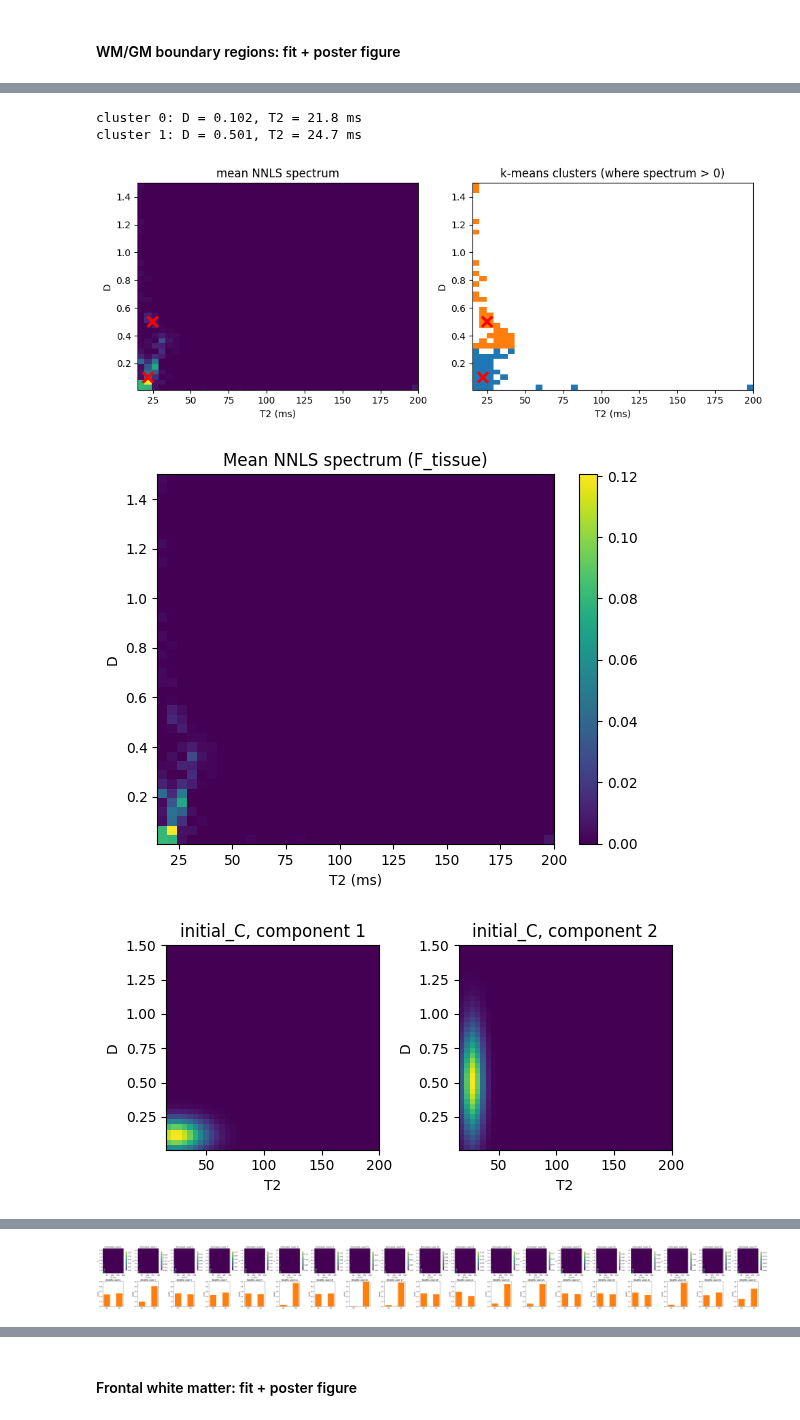
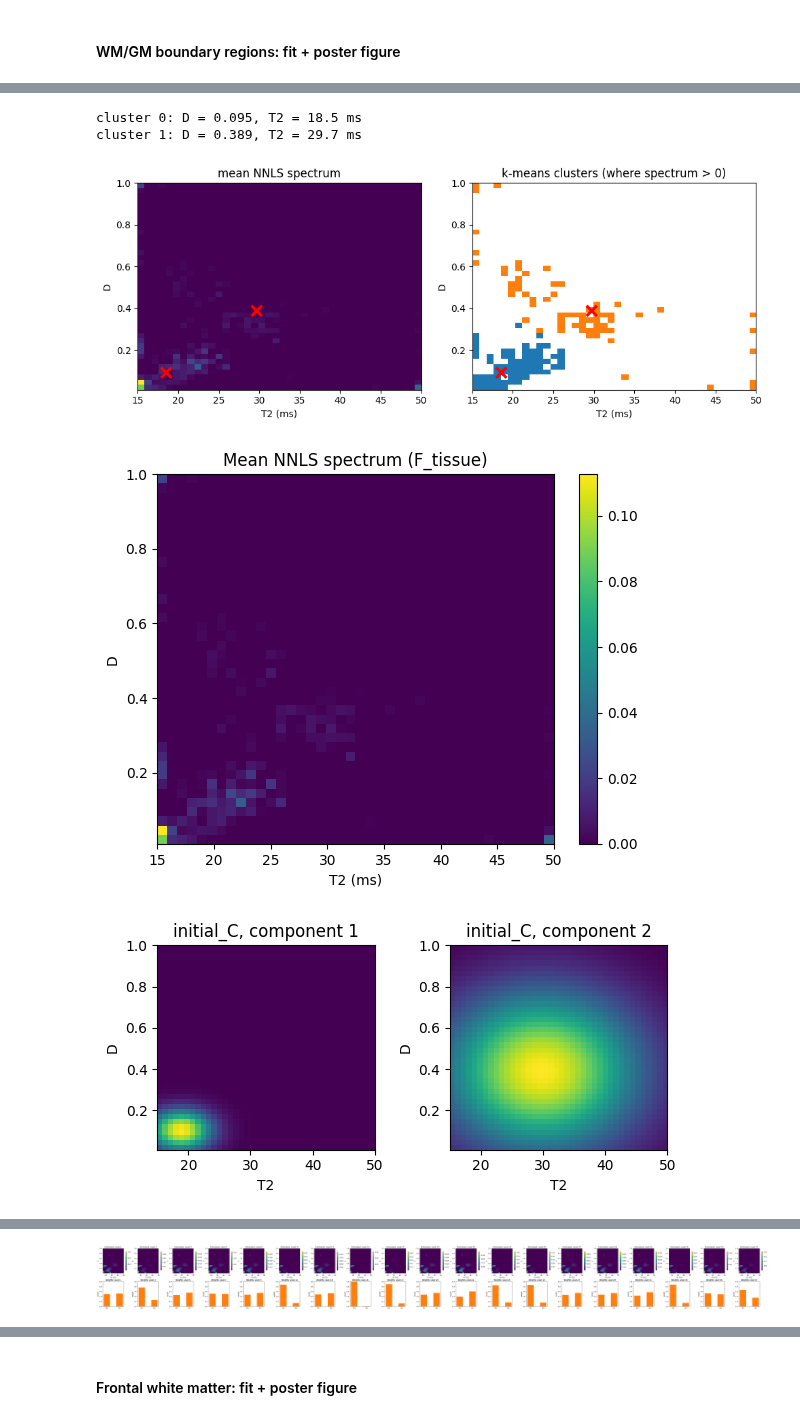
Before and after one commit to mariabrad/bayesCode, a Jupyter notebook: notebooks/maria-tests-real-data_for_poster.ipynb, the cells around one changed output, grey strips where cells are left out. Saved outputs shown, nothing was run; the diff lists cells and outputs as text; code cells hidden in the pictures.

```diff
--- a/notebooks/maria-tests-real-data_for_poster.ipynb
+++ b/notebooks/maria-tests-real-data_for_poster.ipynb
@@ -251,7 +233,8 @@ corrected: mean b=0 per TE [94119, 76816, 62587, 46840, 26698, 14014],  mono-exp
 # %%
 n_voxels=40
 #Dmin, T2min, Dmax, T2max, nD, nT2 = 0.01, 10.0, 2, 300.0, 20, 20
-Dmin, T2min, Dmax, T2max, nD, nT2 = 0.01, 15.0, 1.5, 200.0, 40, 40
+#Dmin, T2min, Dmax, T2max, nD, nT2 = 0.01, 10.0, 1.0, 50.0, 40, 40
+Dmin, T2min, Dmax, T2max, nD, nT2 = 0.01, 15.0, 1.0, 50.0, 40, 40
 voxels_to_show = list(range(1, n_voxels-2, 2))   # 1, 3, ..., 57
 
 # the regions, fitted one after the other; everything from each run is kept in fits[region]
@@ -304,7 +287,7 @@ for region, (cx, cy) in regions.items():
     print(f"Selected {len(voxel_xy)} voxels: {is_wm.sum()} in WM, {(~is_wm).sum()} outside WM")
     print("Y shape ", Y.shape, "\n")
 
-    Y = Y / np.median(Y[0]) * 30   # scale so M0 ≈ 300, like the simulations
+    #Y = Y / np.median(Y[0]) * 30   # scale so M0 ≈ 300, like the simulations
     Y = Y[order]                   # same row order as A
     V=Y.shape[1]; # Number of voxels
 
@@ -385,6 +368,7 @@ for region, (cx, cy) in regions.items():
     Csmall0_dirichlet=project_C_to_C_small(C0_dirichlet,s,Vmat)
 
     M0_init_dirichlet = initialize_M0_monoexponential(Y_dirichlet, b_vals, TE_vals)
+    M0_prior_sigma=0.1 * np.median(M0_init_dirichlet)
 
     W0_dirichlet = initialize_W_from_C(Y_dirichlet, U, Csmall0_dirichlet, M0_init_dirichlet, bound_eps=1e-3)
 
@@ -402,22 +386,22 @@ for region, (cx, cy) in regions.items():
     results = {}
     for name, kwargs in priors.items():
         # C is optimised on the physical grid, so it starts from C0 (not Csmall0) and comes back as C directly
-        W_est_dirichlet, _, C_est_dirichlet, *_ = run_constrained_optimisation(
+        W_est_dirichlet, M0_est_dirichlet, C_est_dirichlet, *_ = run_constrained_optimisation(
             Y_dirichlet, U, s, Vmat, C0_dirichlet.copy(), M0_init_dirichlet, K=K, n_iter=1000,
             sigma2=sigma2_init, lam=1e-2, alpha=1.0, W=W0_dirichlet.copy(),
             update_W_flag=True, update_C_flag=True, update_M0_flag=True, update_sigma2_flag=True,
-            m0_prior=M0_init_dirichlet, m0_prior_sigma=3, alpha_update_start=5,
-            c_sparsity=0.0, c_smoothness=100.0, c_diversity=0.0, c_maxiter=100, nD=nD, nT2=nT2,
+            m0_prior=M0_init_dirichlet, m0_prior_sigma=M0_prior_sigma, alpha_update_start=5,
+            c_sparsity=0.0, c_smoothness=1000.0, c_diversity=0.0, c_maxiter=100, nD=nD, nT2=nT2,
             verbose_every=100, **kwargs)
         print(f"{name} prior: estimated C")
         show_canonical_spectra([(f'estimated_C', C_est_dirichlet)])
         F_est = C_est_dirichlet @ W_est_dirichlet
         show_voxelwise_spectra_est(F_est, W_est_dirichlet, voxels_to_show)
-        results[name] = (C_est_dirichlet.copy(), W_est_dirichlet.copy())
+        results[name] = (C_est_dirichlet.copy(), W_est_dirichlet.copy(), M0_est_dirichlet.copy())
 
     # keep everything from this region, so the next region does not overwrite it
-    C_res, W_res = results["dirichlet"]
-    fits[region] = dict(cx=cx, cy=cy, Y=Y, voxel_xy=voxel_xy, is_wm=is_wm, C0=C0_dirichlet, C=C_res, W=W_res)
+    C_res, W_res, M0_res = results["dirichlet"]
+    fits[region] = dict(cx=cx, cy=cy, Y=Y, voxel_xy=voxel_xy, is_wm=is_wm, C0=C0_dirichlet, C=C_res, W=W_res, M0=M0_res)
 
     # Map the weights back onto the brain: the fitted voxels are painted in blue by the
     # weight of component 1 (K = 2, so component 2 = 1 - component 1; left: whole slice, right: zoomed in)
@@ -461,5 +445,5 @@ Y shape  (48, 40)
-cluster 0: D = 0.102, T2 = 21.8 ms
-cluster 1: D = 0.501, T2 = 24.7 ms
+cluster 0: D = 0.095, T2 = 18.5 ms
+cluster 1: D = 0.389, T2 = 29.7 ms
-[figure, old version]
+[figure, new version]
-[figure, old version]
+[figure, new version]
-[figure, old version]
+[figure, new version]
@@ -478 +462 @@ dirichlet prior: estimated C
-[figure, old version]
+[figure, new version]
```
Also changed, not shown: parts of 14 cells of this notebook, 10 other files.
